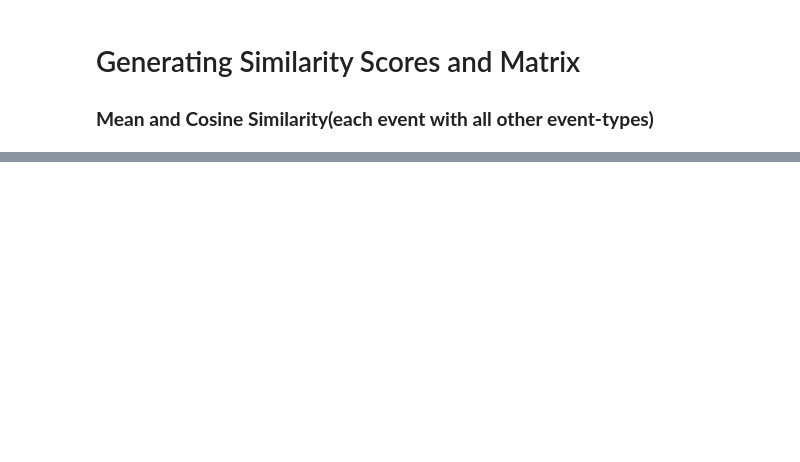
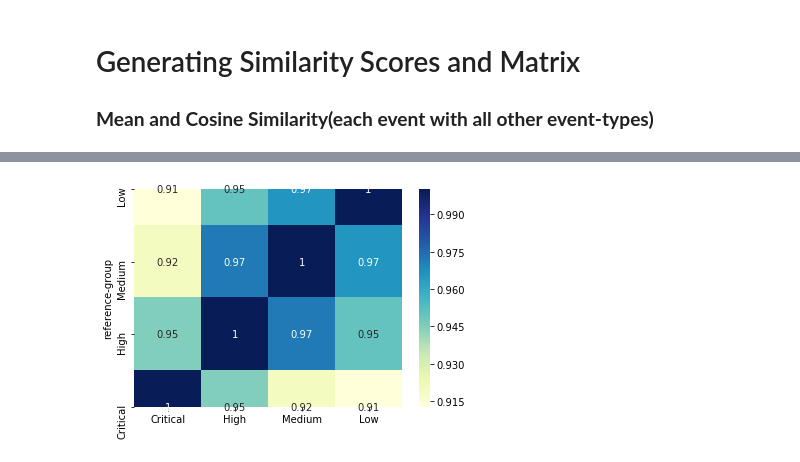
Before and after one commit to acpedersen/REU-2021, a Jupyter notebook: analyze-data.ipynb, the cells around one changed output, grey strips where cells are left out. Drawn from its saved outputs; the diff is of its cells as text; code cells hidden in the pictures; blank space fills up the shorter version.

Commit message:
Ran notebook through to heatmap creation. Created event and criticality heatmaps

```diff
--- a/analyze-data.ipynb
+++ b/analyze-data.ipynb
@@ -156,13 +181,14 @@ import pandas as pd
 # %%
 # remove irrelevant tweets
 data = pd.read_json("./Trec_data/PR_all_Labeled.json", orient='records',lines=True)
-data.loc[(data.eventid == 'parisAttacks2015'),'event_type']='shooting'
+#data.loc[(data.eventid == 'parisAttacks2015'),'event_type']='shooting' #Do we need?
 def label_ir_tweets(postCategories):
 
     if 'Irrelevant' in postCategories:
         return 1
     else:
         return 0
-data['ir'] = [label_ir_tweets(x) for x in data['categories']]
+data['ir'] = [label_ir_tweets(x) for x in data['postCategories']]
 data=data.query("ir == 0")
-data=data.query("label ==1")
+data.drop(columns=['ir'], inplace=True)
+#data=data.query("label ==1")
@@ -194,15 +241,15 @@ class SBERT:
         if lang == "fr":
             self.model = SentenceTransformer(
                 "/home/bmazoyer/Dev/pytorch_bert/output/sts_fr_long_multilingual_bert-2019-10-01_15-07-03")
-        elif lang == "en":
+        elif lang == "en": #Does this need to be changed?
             self.model = SentenceTransformer(
                 # "bert-large-nli-stsb-mean-tokens"
                 "roberta-large-nli-stsb-mean-tokens"
             )
 # roberta-large-nli-stsb-mean-tokens
     def compute_vectors(self, data):
-        data["text"] = data.text.str.slice(0, 500)
-        vectors = np.array(self.model.encode(data.text.tolist()))
+        data["postText"] = data.postText.str.slice(0, 500)
+        vectors = np.array(self.model.encode(data.postText.tolist()))
         return vectors
 # %%
 sbert=SBERT()
@@ -213,19 +260,18 @@ data['sbert_emb']=[item for item in v]
 from numpy import dot
 from numpy.linalg import norm
 # %%
+#Can't handle the list of postType
 def generate_similarity_matrix (frame, grouping, group_types):
     #generate similarity scores dataframe
     group_ranks=pd.DataFrame()
-    groupby_col=grouping
-    group_ranks=frame.query("label==1").groupby(grouping) #Does the label==1 need to change?
-    for heldout_event,g in group_types:
+    for heldout_event in group_types:
 
-        training = frame[frame[groupby_col] != heldout_event]
-        test = frame[frame[groupby_col] == heldout_event]
+        training = frame[frame[grouping] != heldout_event]
+        test = frame[frame[grouping] == heldout_event]
 
         ref=np.mean(test["sbert_emb"], axis=0)
 
-        grpups=training.query("label==1").groupby(grouping)
+        grpups=training.groupby(grouping) #Might need to be changed
         ranks={}
         ranks["reference-group"]=heldout_event
         for name, group in grpups:
@@ -234,8 +280,10 @@ def generate_similarity_matrix (frame, grouping, group_types):
            ranks[name]=cos_sim
 
         # event_ranks[heldout_event]=ranks
+        #print(ranks)
         group_ranks = group_ranks.append(ranks, ignore_index=True)
     group_ranks.set_index("reference-group",inplace=True)
+    #group_ranks=frame.groupby(grouping) #Does the label==1 need to change?
     return group_ranks
 # %%
 import seaborn as sns
@@ -279,5 +344,7 @@ p2 = sns.heatmap(info_ranks,cmap="YlGnBu", annot=True)
 # %%
 critical_types=['Low', 'Medium', 'High', 'Critical']
 # %%
-critical_ranks = generate_similarity_matrix(data, 'criticality_type', critical_types) #check what this variable is called in the dataframe
+critical_ranks = generate_similarity_matrix(data, 'postPriority', critical_types) #check what this variable is called in the dataframe
+critical_ranks = critical_ranks.replace(np.nan, 1)
 critical_ranks.to_csv("./Trec_data/critical_ranks.csv")
+critical_ranks
@@ -284,4 +386,6 @@ critical_ranks.to_csv("./Trec_data/critical_ranks.csv")
 # %%
 # Visualize similarity matrix for info type using heatmap
-critical_ranks.set_index("reference-group",inplace=True)
-p3 = sns.heatmap(critical_ranks,cmap="YlGnBu", annot=True)
+#critical_ranks.set_index("reference-group",inplace=True)
+p2 = sns.heatmap(critical_ranks,cmap="YlGnBu", annot=True)
+# %% [output]
+[figure, added]
```
Also changed, not shown: parts of 24 cells of this notebook, 3 other files.
